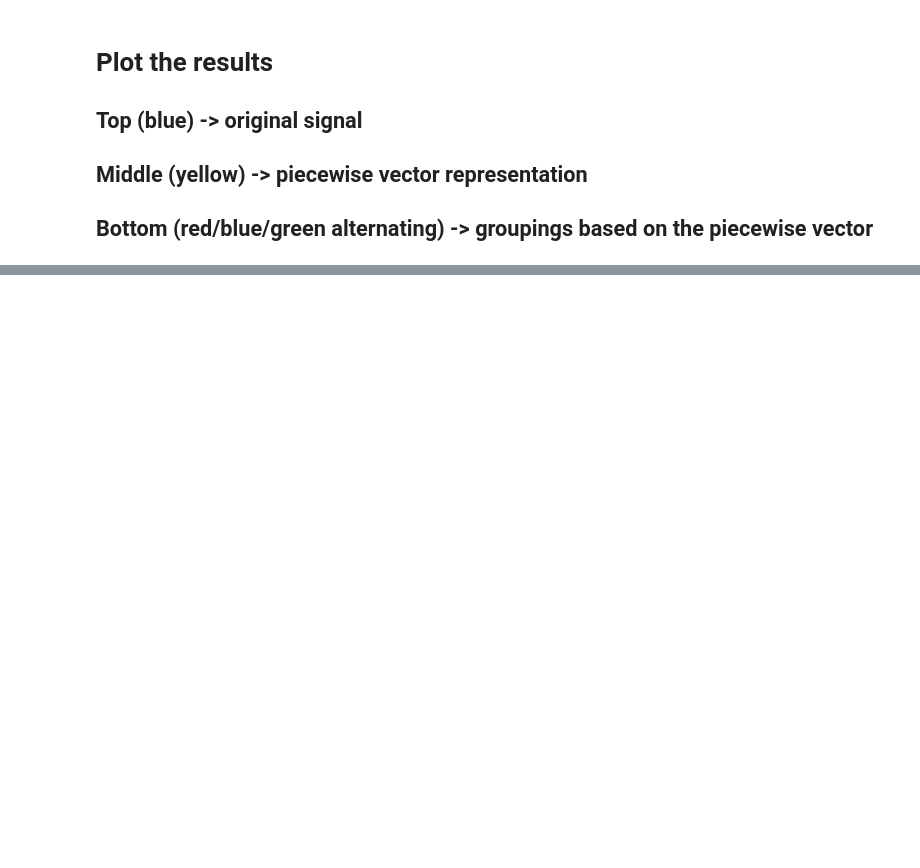
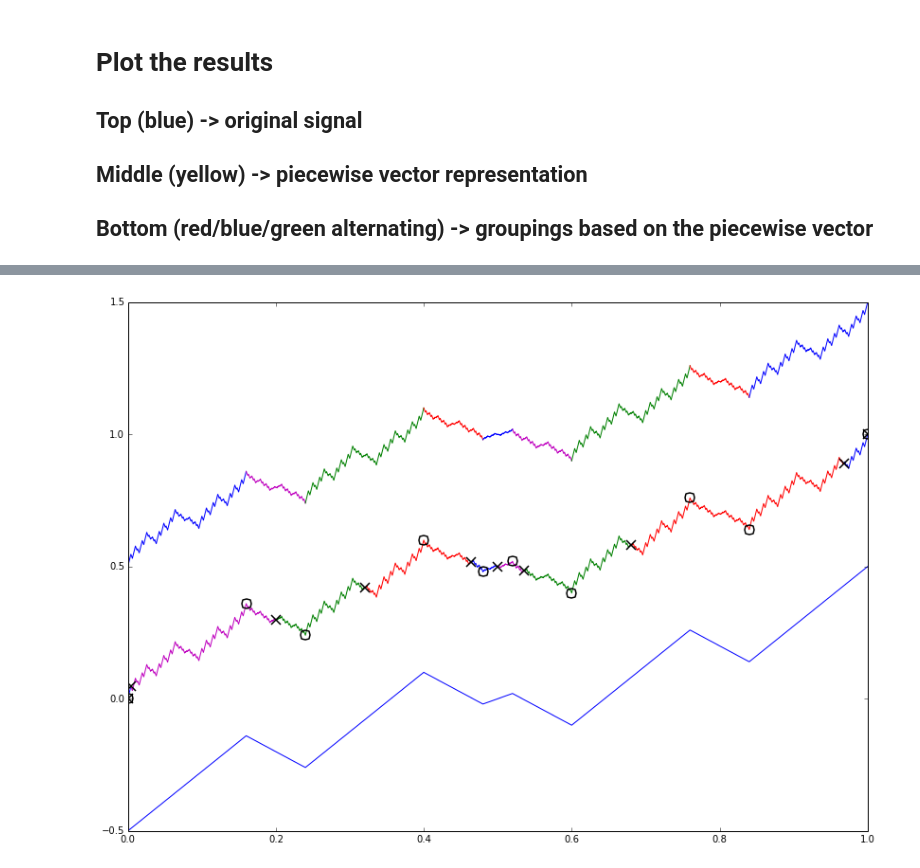
Before and after one commit to buckie/wtmm-python, a Jupyter notebook: notebooks/version 0.2 demo.ipynb, the cells around one changed output, grey strips where cells are left out. Drawn from its saved outputs; the diff is of its cells as text; code cells hidden in the pictures; blank space fills up the shorter version.

```diff
--- a/notebooks/version 0.2 demo.ipynb
+++ b/notebooks/version 0.2 demo.ipynb
@@ -46,4 +47,0 @@ len(bifurcations)
-# %%
-for n, i in enumerate(bifucations.keys()):
-    if
-    print i
@@ -362,0 +55,92 @@ plt.show()
+# %%
+def build_extrema(bifucations, num):
+    exts = set()
+    for n, (_, _, v) in enumerate(bifucations.keys()):
+        if len(exts) >= num:
+            break
+        if isinstance(v, tuple):
+            exts.add(int(v[0]))
+            exts.add(int(v[1]))
+        else:
+            exts.add(int(v))
+
+    return sorted(exts)
+
+def plot_results(sig_x, sig_y, bifucations, iterations):
+
+    true_x, true_y = financial_cartoon(Iterations=iterations, Multifractal=False)
+
+    bi_cnt = len(true_x) - 2
+
+    offset_plot = (max(sig_y) - min(sig_y))/2
+    end_pt = int(sig_x[-1])
+    extremas = build_extrema(bifucations, bi_cnt)
+    if extremas != 0:
+        extremas.insert(0, 0)
+    if extremas != len(sig_x) - 1:
+        extremas.append(len(sig_x) - 1)
+    num_extremas = len(extremas)
+    lst_color = 'r'
+
+    plt.figure(figsize=(14, 10))
+
+    for n in xrange(num_extremas-1):
+        st = extremas[n]
+        end = extremas[n+1]+1
+        if lst_color == 'r':
+            lst_color = 'b'
+        elif lst_color == 'b':
+            lst_color = 'm'
+        elif lst_color == 'm':
+            lst_color = 'g'
+        else:
+            lst_color = 'r'
+
+#         true_t, true_s = financial_cartoon(Iterations=max_res)
+#         plt.plot(true_t, true_s - (pl_num*offset_plot), 'y')
+        plt.plot(sig_x[st:end], sig_y[st:end], c=lst_color)
+
+    lst_color = 'r'
+    for n in xrange(len(true_x)-1):
+        mask = (sig_x >= true_x[n]) & (sig_x <= true_x[n+1])
+        if lst_color == 'r':
+            lst_color = 'b'
+        elif lst_color == 'b':
+            lst_color = 'm'
+        elif lst_color == 'm':
+            lst_color = 'g'
+        else:
+            lst_color = 'r'
+
+        plt.plot(sig_x[mask], sig_y[mask] + offset_plot, c=lst_color)
+
+    plt.plot(true_x, true_y - offset_plot, 'b')
+    print num_extremas, bi_cnt, len(true_x)
+    if num_extremas > 20:
+        plt.plot(sig_x[extremas], sig_y[extremas], 'kx', ms=10.0, mew=1.0)
+        plt.plot(true_x, true_y, 'ko', ms=10.0, mew=1.0, fillstyle='none')
+    else:
+        plt.plot(sig_x[extremas], sig_y[extremas], 'kx', ms=10.0, mew=1.5)
+        plt.plot(true_x, true_y, 'ko', ms=10.0, mew=1.5, fillstyle='none')
+
+
+#     plt.plot(sig_x, sig_y + (2*offset_plot), 'k')
+
+    # extremas = sorted([t for num, t in bifucations.keys() if num < 10])
+    # plt.plot([0] + extremas + [999], sig[[0] + extremas + [999]] + (2*offset_plot), 'y')
+    # extremas = sorted([t for num, t in bifucations.keys() if num < 25])
+    # plt.plot([0] + extremas + [999], sig[[0] + extremas + [999]] + (2*offset_plot), 'g')
+    # plt.savefig('./example_clustering.png', dpi=5000)
+
+    plt.ylim([-0.5,1.5])
+    plt.show()
+
+def presults(iterations=0):
+    plot_results(cartoon_t, cartoon_s, bifucations, iterations)
+
+interact(presults, iterations=(0,5,1))
+
+# Top (blue) -> original signal
+# Middle (yellow) -> piecewise vector representation
+# Bottom (red/blue/green alternating) -> groupings based on the piecewise vector
+# %% [output]
@@ -362,0 +148 @@ plt.show()
+[figure, added]
```
Also changed, not shown: parts of 18 cells of this notebook, 2 other files.
